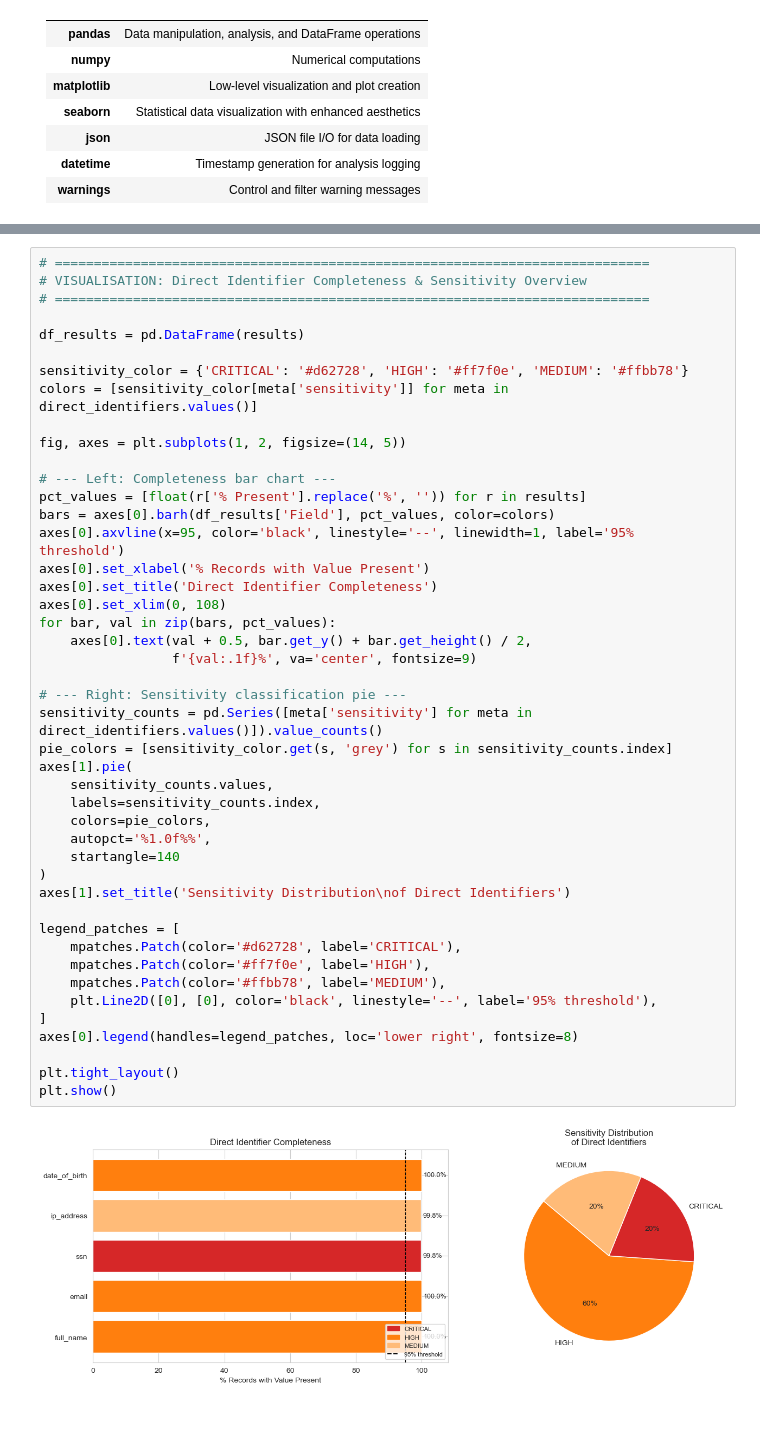
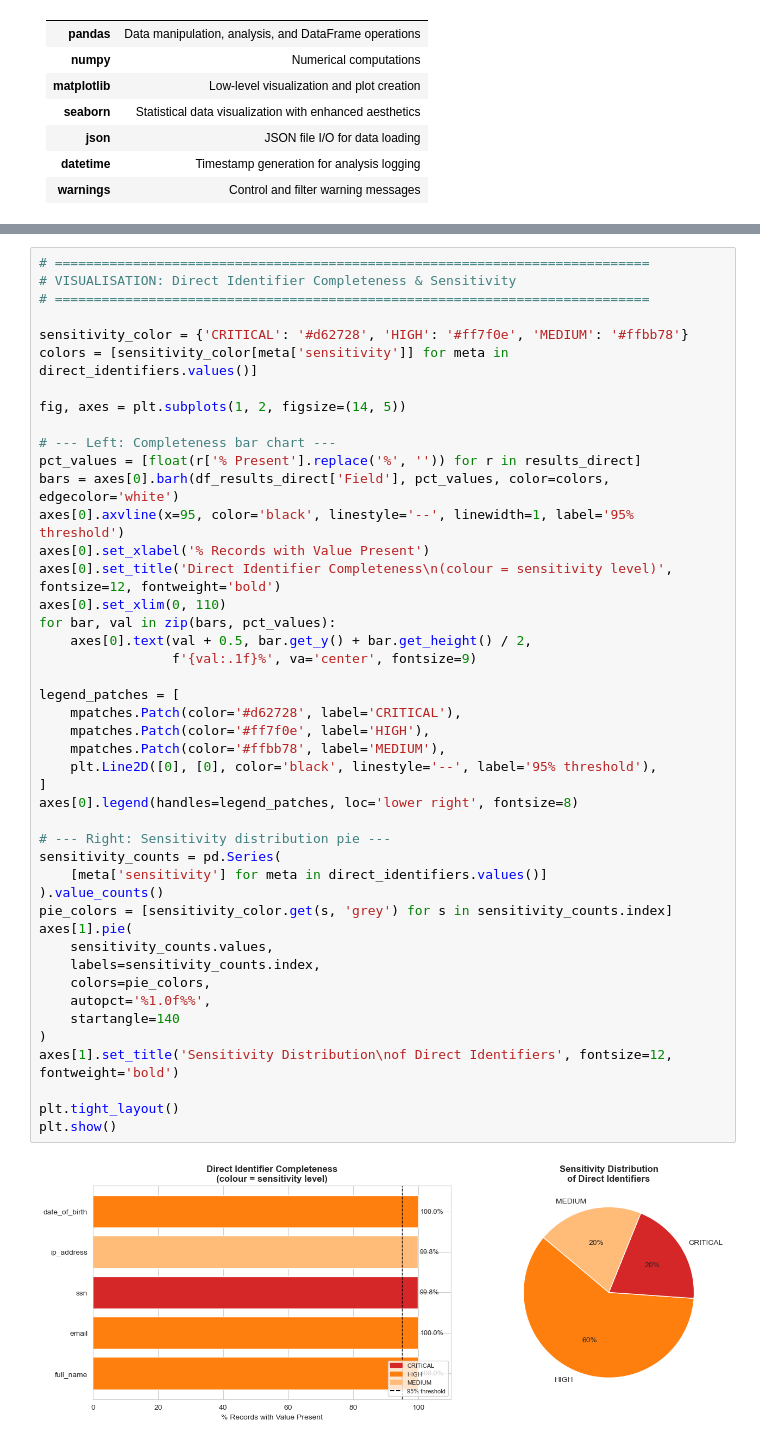
Before and after one commit to mariehenke73606/DEGO-2606---TXC_12, a Jupyter notebook: notebooks/03 - privacy - demo.ipynb, the cells around one changed output, grey strips where cells are left out. Cells and saved outputs as stored; diff of their text form.

```diff
--- a/notebooks/03 - privacy - demo.ipynb
+++ b/notebooks/03 - privacy - demo.ipynb
@@ -204,47 +231,47 @@ DIRECT IDENTIFIER AUDIT
 # %%
 # ============================================================================
-# VISUALISATION: Direct Identifier Completeness & Sensitivity Overview
+# VISUALISATION: Direct Identifier Completeness & Sensitivity
 # ============================================================================
-
-df_results = pd.DataFrame(results)
 
 sensitivity_color = {'CRITICAL': '#d62728', 'HIGH': '#ff7f0e', 'MEDIUM': '#ffbb78'}
 colors = [sensitivity_color[meta['sensitivity']] for meta in direct_identifiers.values()]
 
 fig, axes = plt.subplots(1, 2, figsize=(14, 5))
 
 # --- Left: Completeness bar chart ---
-pct_values = [float(r['% Present'].replace('%', '')) for r in results]
-bars = axes[0].barh(df_results['Field'], pct_values, color=colors)
+pct_values = [float(r['% Present'].replace('%', '')) for r in results_direct]
+bars = axes[0].barh(df_results_direct['Field'], pct_values, color=colors, edgecolor='white')
 axes[0].axvline(x=95, color='black', linestyle='--', linewidth=1, label='95% threshold')
 axes[0].set_xlabel('% Records with Value Present')
-axes[0].set_title('Direct Identifier Completeness')
-axes[0].set_xlim(0, 108)
+axes[0].set_title('Direct Identifier Completeness\n(colour = sensitivity level)', fontsize=12, fontweight='bold')
+axes[0].set_xlim(0, 110)
 for bar, val in zip(bars, pct_values):
     axes[0].text(val + 0.5, bar.get_y() + bar.get_height() / 2,
                  f'{val:.1f}%', va='center', fontsize=9)
-
-# --- Right: Sensitivity classification pie ---
-sensitivity_counts = pd.Series([meta['sensitivity'] for meta in direct_identifiers.values()]).value_counts()
-pie_colors = [sensitivity_color.get(s, 'grey') for s in sensitivity_counts.index]
-axes[1].pie(
-    sensitivity_counts.values,
-    labels=sensitivity_counts.index,
-    colors=pie_colors,
-    autopct='%1.0f%%',
-    startangle=140
-)
-axes[1].set_title('Sensitivity Distribution\nof Direct Identifiers')
 
 legend_patches = [
     mpatches.Patch(color='#d62728', label='CRITICAL'),
     mpatches.Patch(color='#ff7f0e', label='HIGH'),
     mpatches.Patch(color='#ffbb78', label='MEDIUM'),
     plt.Line2D([0], [0], color='black', linestyle='--', label='95% threshold'),
 ]
 axes[0].legend(handles=legend_patches, loc='lower right', fontsize=8)
 
+# --- Right: Sensitivity distribution pie ---
+sensitivity_counts = pd.Series(
+    [meta['sensitivity'] for meta in direct_identifiers.values()]
+).value_counts()
+pie_colors = [sensitivity_color.get(s, 'grey') for s in sensitivity_counts.index]
+axes[1].pie(
+    sensitivity_counts.values,
+    labels=sensitivity_counts.index,
+    colors=pie_colors,
+    autopct='%1.0f%%',
+    startangle=140
+)
+axes[1].set_title('Sensitivity Distribution\nof Direct Identifiers', fontsize=12, fontweight='bold')
+
 plt.tight_layout()
 plt.show()
 # %% [output]
-[figure, old version]
+[figure, new version]
```
Also changed, not shown: parts of 18 cells of this notebook.
